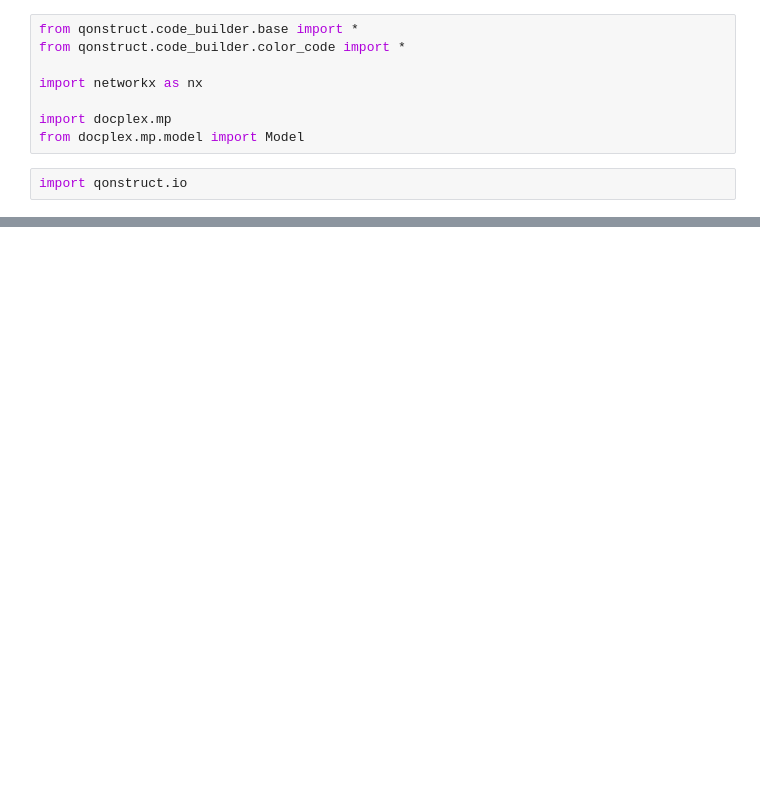
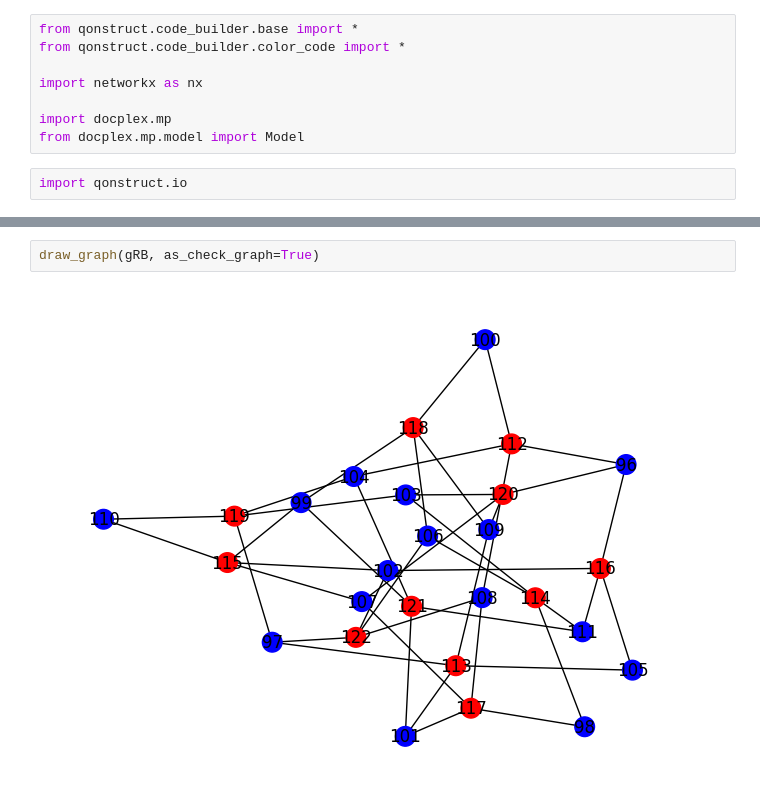
Before and after one commit to suhaskvittal/qec, a Jupyter notebook: bus_arch.ipynb, the cells around one changed output, grey strips where cells are left out. Cells and saved outputs as stored; diff of their text form; blank space fills up the shorter version.

```diff
--- a/bus_arch.ipynb
+++ b/bus_arch.ipynb
@@ -75,0 +106,4 @@ False False False
+# %%
+draw_graph(gRB, as_check_graph=True)
+# %% [output]
+[figure, added]
```
Also changed, not shown: parts of 17 cells of this notebook, 5 other files.
